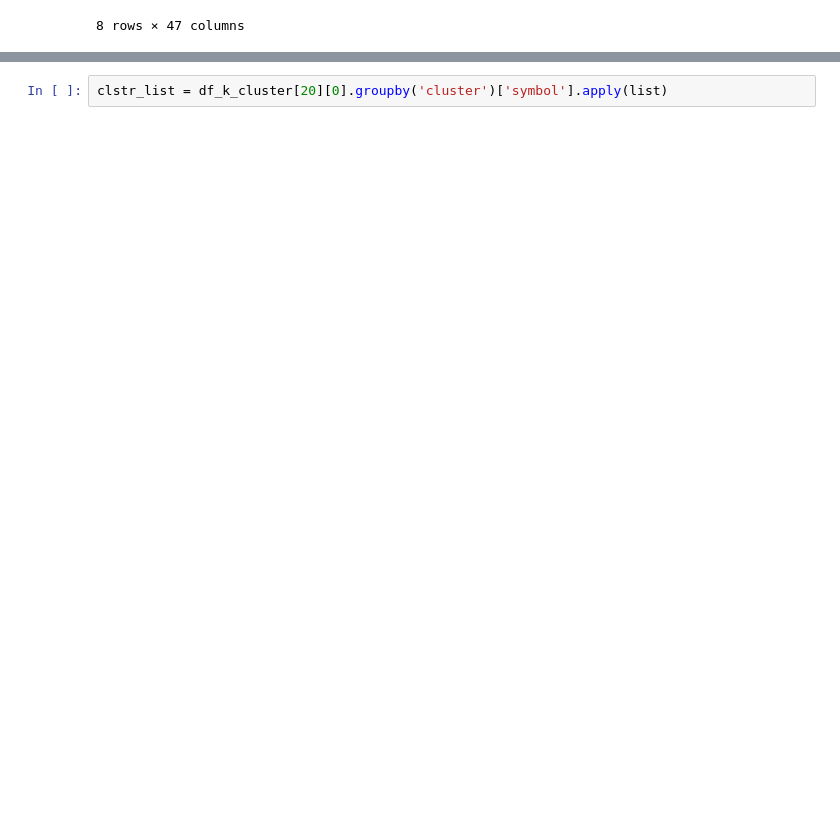
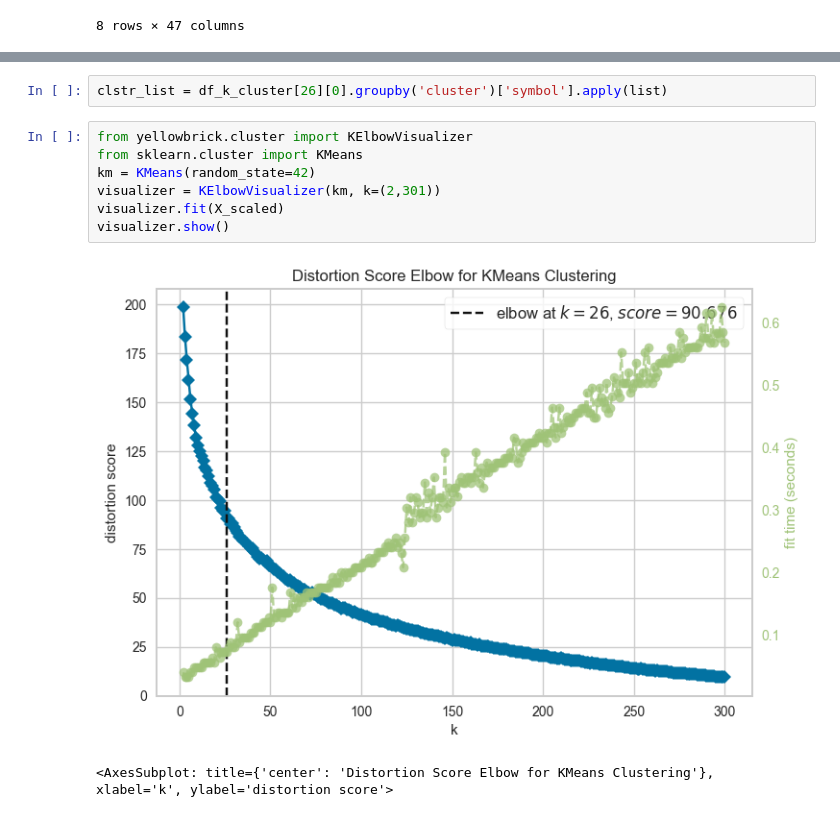
Before and after one commit to RohitRanjan1812/OPA_repo, a Jupyter notebook: ClusterAnalysis/KMeans/kmeans.ipynb, the cells around one changed output, grey strips where cells are left out. Drawn from its saved outputs; the diff is of its cells as text; blank space fills up the shorter version.

```diff
--- a/ClusterAnalysis/KMeans/kmeans.ipynb
+++ b/ClusterAnalysis/KMeans/kmeans.ipynb
@@ -292,3 +303,13 @@ df_k_cluster[8][0].cluster.value_counts()
 Name: cluster, dtype: int64
 # %%
-clstr_list = df_k_cluster[20][0].groupby('cluster')['symbol'].apply(list)
+clstr_list = df_k_cluster[26][0].groupby('cluster')['symbol'].apply(list)
+# %%
+from yellowbrick.cluster import KElbowVisualizer
+from sklearn.cluster import KMeans
+km = KMeans(random_state=42)
+visualizer = KElbowVisualizer(km, k=(2,301))
+visualizer.fit(X_scaled)
+visualizer.show()
+# %% [output]
+[figure, added]
+<AxesSubplot: title={'center': 'Distortion Score Elbow for KMeans Clustering'}, xlabel='k', ylabel='distortion score'>
```
Also changed, not shown: parts of 5 cells of this notebook, 3 other files.
